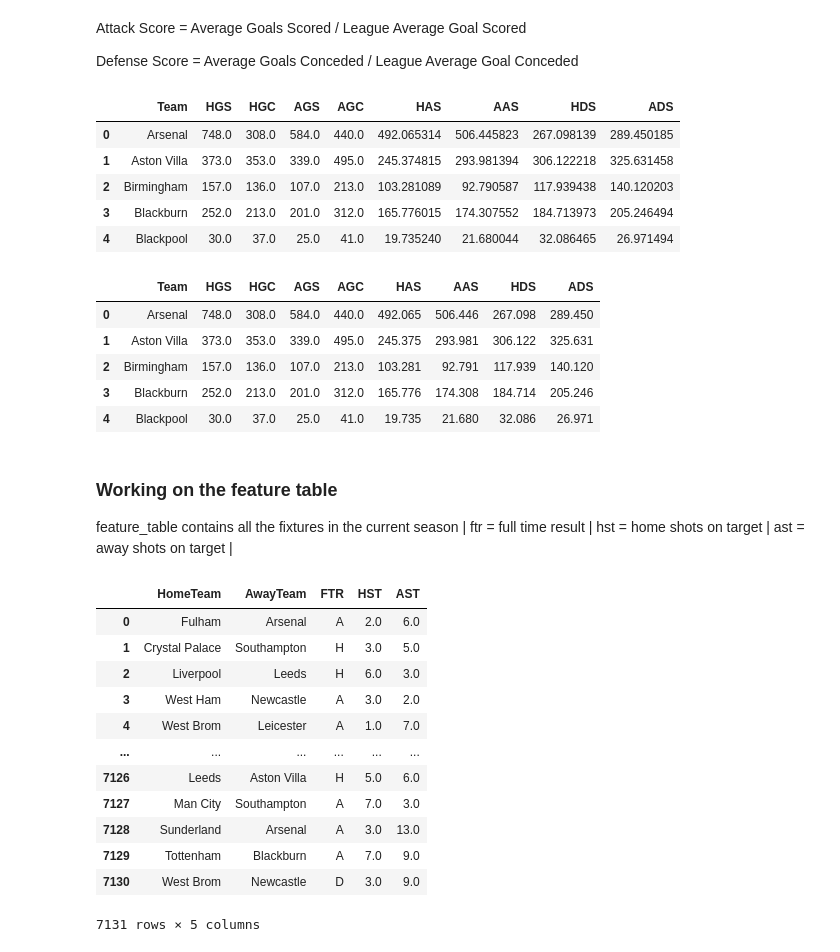
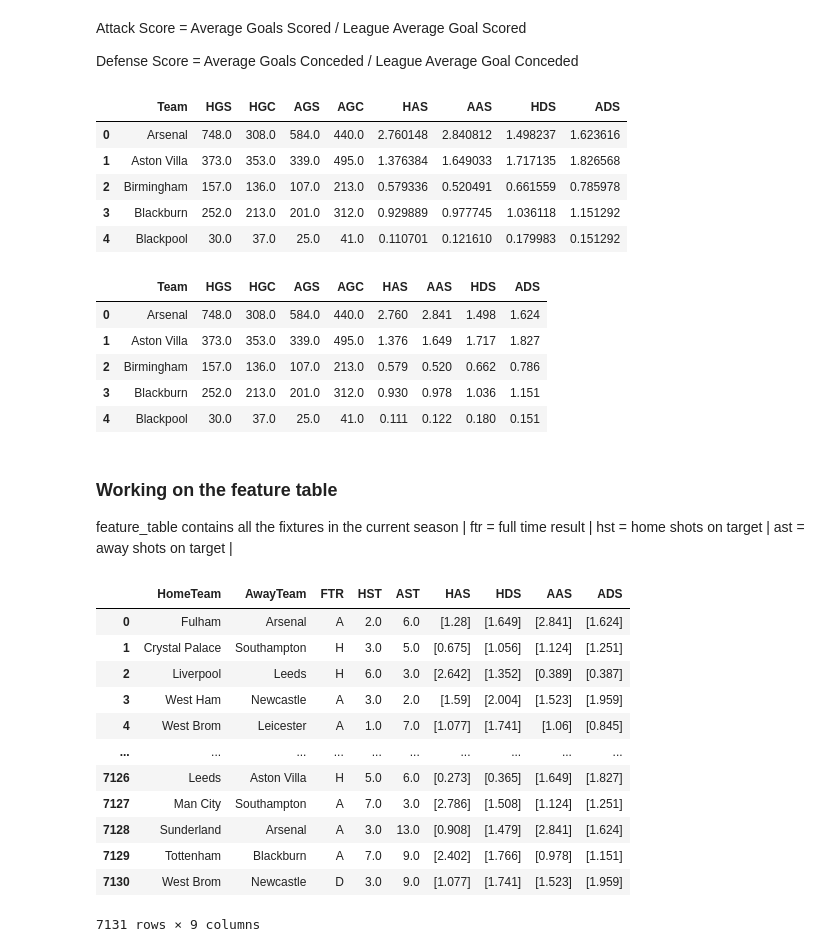
Before and after one commit to saylibhavsar/Football-Data-Analysis, a Jupyter notebook: Web Scraping - Football Analysis.ipynb, the cells around one changed output. Drawn from its saved outputs; the diff is of its cells as text; code cells hidden in the pictures.

```diff
--- a/Web Scraping - Football Analysis.ipynb
+++ b/Web Scraping - Football Analysis.ipynb
@@ -165,21 +161,24 @@ table.head()
 Attack Score = Average Goals Scored / League Average Goal Scored
 
 Defense Score = Average Goals Conceded / League Average Goal Conceded
+# %%
+#Assuming number of home games = number of away games
+num_games = df_new.shape[0]/40
 # %%
 #Home/Away Attack & Defense Strength
 
-table['HAS'] = table['HGS'] / avg_home_scored
-table['AAS'] = table['AGS'] / avg_away_scored
-table['HDS'] = table['HGC'] / avg_home_conceded
-table['ADS'] = table['AGC'] / avg_away_conceded
+table['HAS'] = (table['HGS'] / num_games) / avg_home_scored
+table['AAS'] = (table['AGS'] / num_games) / avg_away_scored
+table['HDS'] = (table['HGC'] / num_games) / avg_home_conceded
+table['ADS'] = (table['AGC'] / num_games) / avg_away_conceded
 table.head()
 # %% [output]
 |  | Team | HGS | HGC | AGS | AGC | HAS | AAS | HDS | ADS |
-| 0 | Arsenal | 748.0 | 308.0 | 584.0 | 440.0 | 492.065314 | 506.445823 | 267.098139 | 289.450185 |
-| 1 | Aston Villa | 373.0 | 353.0 | 339.0 | 495.0 | 245.374815 | 293.981394 | 306.122218 | 325.631458 |
-| 2 | Birmingham | 157.0 | 136.0 | 107.0 | 213.0 | 103.281089 | 92.790587 | 117.939438 | 140.120203 |
-| 3 | Blackburn | 252.0 | 213.0 | 201.0 | 312.0 | 165.776015 | 174.307552 | 184.713973 | 205.246494 |
-| 4 | Blackpool | 30.0 | 37.0 | 25.0 | 41.0 | 19.735240 | 21.680044 | 32.086465 | 26.971494 |
+| 0 | Arsenal | 748.0 | 308.0 | 584.0 | 440.0 | 2.760148 | 2.840812 | 1.498237 | 1.623616 |
+| 1 | Aston Villa | 373.0 | 353.0 | 339.0 | 495.0 | 1.376384 | 1.649033 | 1.717135 | 1.826568 |
+| 2 | Birmingham | 157.0 | 136.0 | 107.0 | 213.0 | 0.579336 | 0.520491 | 0.661559 | 0.785978 |
+| 3 | Blackburn | 252.0 | 213.0 | 201.0 | 312.0 | 0.929889 | 0.977745 | 1.036118 | 1.151292 |
+| 4 | Blackpool | 30.0 | 37.0 | 25.0 | 41.0 | 0.110701 | 0.121610 | 0.179983 | 0.151292 |
 # %%
 cols = ['HAS', 'AAS', 'HDS', 'ADS']
 
@@ -188,11 +187,11 @@ table[cols] = table[cols].round(3)
 table.head()
 # %% [output]
 |  | Team | HGS | HGC | AGS | AGC | HAS | AAS | HDS | ADS |
-| 0 | Arsenal | 748.0 | 308.0 | 584.0 | 440.0 | 492.065 | 506.446 | 267.098 | 289.450 |
-| 1 | Aston Villa | 373.0 | 353.0 | 339.0 | 495.0 | 245.375 | 293.981 | 306.122 | 325.631 |
-| 2 | Birmingham | 157.0 | 136.0 | 107.0 | 213.0 | 103.281 | 92.791 | 117.939 | 140.120 |
-| 3 | Blackburn | 252.0 | 213.0 | 201.0 | 312.0 | 165.776 | 174.308 | 184.714 | 205.246 |
-| 4 | Blackpool | 30.0 | 37.0 | 25.0 | 41.0 | 19.735 | 21.680 | 32.086 | 26.971 |
+| 0 | Arsenal | 748.0 | 308.0 | 584.0 | 440.0 | 2.760 | 2.841 | 1.498 | 1.624 |
+| 1 | Aston Villa | 373.0 | 353.0 | 339.0 | 495.0 | 1.376 | 1.649 | 1.717 | 1.827 |
+| 2 | Birmingham | 157.0 | 136.0 | 107.0 | 213.0 | 0.579 | 0.520 | 0.662 | 0.786 |
+| 3 | Blackburn | 252.0 | 213.0 | 201.0 | 312.0 | 0.930 | 0.978 | 1.036 | 1.151 |
+| 4 | Blackpool | 30.0 | 37.0 | 25.0 | 41.0 | 0.111 | 0.122 | 0.180 | 0.151 |
 # %% [markdown]
 ### Working on the feature table
 
@@ -203,19 +202,34 @@ ast = away shots on target |
 # %%
 feature_table = df.iloc[:,:23]
 
 feature_table = feature_table[['HomeTeam','AwayTeam','FTR','HST','AST']]
+
+f_HAS = []
+f_HDS = []
+f_AAS = []
+f_ADS = []
+for index,row in feature_table.iterrows():
+    f_HAS.append(table[table['Team'] == row['HomeTeam']]['HAS'].values)
+    f_HDS.append(table[table['Team'] == row['HomeTeam']]['HDS'].values)
+    f_AAS.append(table[table['Team'] == row['AwayTeam']]['AAS'].values)
+    f_ADS.append(table[table['Team'] == row['AwayTeam']]['ADS'].values)
+
+feature_table['HAS'] = f_HAS
+feature_table['HDS'] = f_HDS
+feature_table['AAS'] = f_AAS
+feature_table['ADS'] = f_ADS
 feature_table
 # %% [output]
-|  | HomeTeam | AwayTeam | FTR | HST | AST |
-| 0 | Fulham | Arsenal | A | 2.0 | 6.0 |
-| 1 | Crystal Palace | Southampton | H | 3.0 | 5.0 |
-| 2 | Liverpool | Leeds | H | 6.0 | 3.0 |
-| 3 | West Ham | Newcastle | A | 3.0 | 2.0 |
-| 4 | West Brom | Leicester | A | 1.0 | 7.0 |
-| ... | ... | ... | ... | ... | ... |
-| 7126 | Leeds | Aston Villa | H | 5.0 | 6.0 |
-| 7127 | Man City | Southampton | A | 7.0 | 3.0 |
-| 7128 | Sunderland | Arsenal | A | 3.0 | 13.0 |
-| 7129 | Tottenham | Blackburn | A | 7.0 | 9.0 |
-| 7130 | West Brom | Newcastle | D | 3.0 | 9.0 |
+|  | HomeTeam | AwayTeam | FTR | HST | AST | HAS | HDS | AAS | ADS |
+| 0 | Fulham | Arsenal | A | 2.0 | 6.0 | [1.28] | [1.649] | [2.841] | [1.624] |
+| 1 | Crystal Palace | Southampton | H | 3.0 | 5.0 | [0.675] | [1.056] | [1.124] | [1.251] |
+| 2 | Liverpool | Leeds | H | 6.0 | 3.0 | [2.642] | [1.352] | [0.389] | [0.387] |
+| 3 | West Ham | Newcastle | A | 3.0 | 2.0 | [1.59] | [2.004] | [1.523] | [1.959] |
+| 4 | West Brom | Leicester | A | 1.0 | 7.0 | [1.077] | [1.741] | [1.06] | [0.845] |
+| ... | ... | ... | ... | ... | ... | ... | ... | ... | ... |
+| 7126 | Leeds | Aston Villa | H | 5.0 | 6.0 | [0.273] | [0.365] | [1.649] | [1.827] |
+| 7127 | Man City | Southampton | A | 7.0 | 3.0 | [2.786] | [1.508] | [1.124] | [1.251] |
+| 7128 | Sunderland | Arsenal | A | 3.0 | 13.0 | [0.908] | [1.479] | [2.841] | [1.624] |
+| 7129 | Tottenham | Blackburn | A | 7.0 | 9.0 | [2.402] | [1.766] | [0.978] | [1.151] |
+| 7130 | West Brom | Newcastle | D | 3.0 | 9.0 | [1.077] | [1.741] | [1.523] | [1.959] |
-7131 rows × 5 columns
+7131 rows × 9 columns
```
Also changed, not shown: parts of 13 cells of this notebook.
